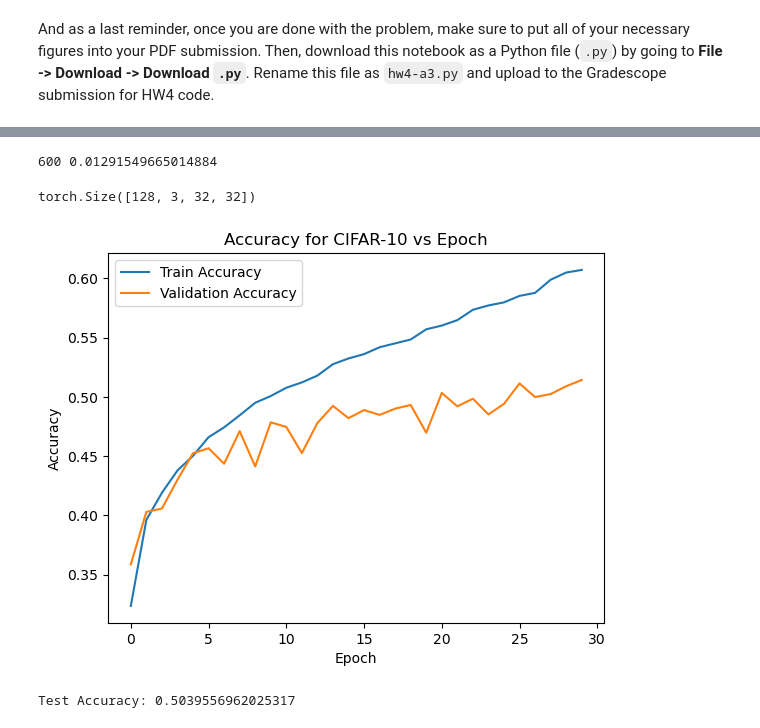
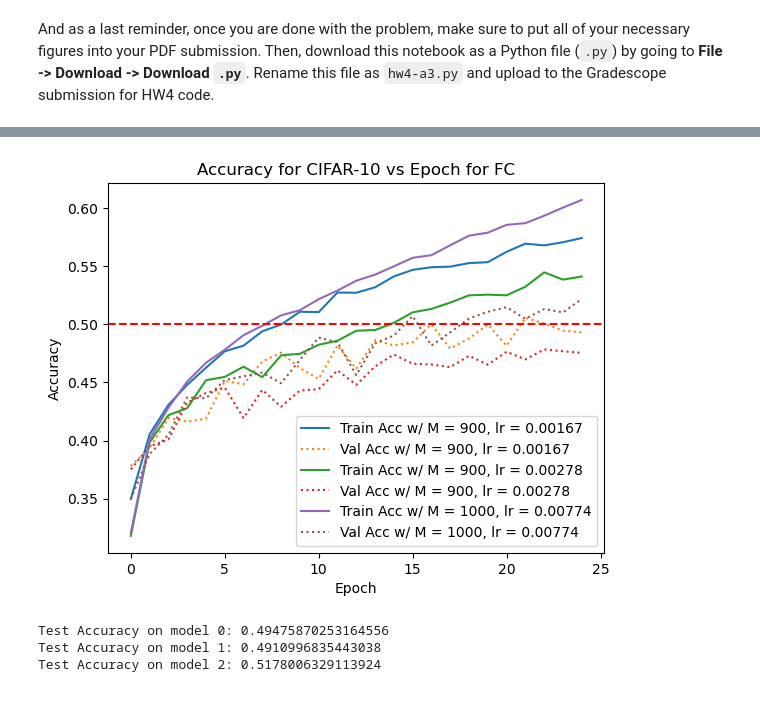
Before and after one commit to rbmuk/Homework, a Jupyter notebook: CSE 446/hw4/hw4-a3-cifar-image-classification.ipynb, the cells around one changed output, grey strips where cells are left out. Saved outputs shown, nothing was run; the diff lists cells and outputs as text; code cells hidden in the pictures.

```diff
--- a/CSE 446/hw4/hw4-a3-cifar-image-classification.ipynb
+++ b/CSE 446/hw4/hw4-a3-cifar-image-classification.ipynb
@@ -457,33 +435,39 @@ trying learning rate 0.021544346900318832, M 400
-# %%
-model = a_model(best_M)
-optimizer = SGD(model.parameters(), best_lr, momentum=0.9)
-print(best_M, best_lr)
-# %% [output]
-600 0.01291549665014884
-# %%
-sample_image, _ = next(iter(train_loader))
-print(sample_image.shape)
-# %% [output]
-torch.Size([128, 3, 32, 32])
+# %%
+models = []
+optimizers = []
+for i in range(3):
+    model = a_model(top3_Ms[i])
+    optimizer = SGD(model.parameters(), top3_lrs[i], momentum=top3_momentums[i])
+    models.append(model)
+    optimizers.append(optimizer)
 # %%
 # We are using 20 epochs for this example. You may have to use more.
-train_loss, train_accuracy, val_loss, val_accuracy = train(
-    model, optimizer, train_loader, val_loader, 30)
+train_accuracy, val_accuracy = [], []
+for model, optimizer in zip(models, optimizers):
+    _, train_acc, _, val_acc = train(
+        model, optimizer, train_loader, val_loader, 25)
+    train_accuracy.append(train_acc)
+    val_accuracy.append(val_acc)
 # %%
-plt.plot(train_accuracy, label="Train Accuracy")
-plt.plot(val_accuracy, label="Validation Accuracy")
+for i in range(3):
+    plt.plot(train_accuracy[i], label=f"Train Acc w/ M = {top3_Ms[i]}, lr = {np.around(top3_lrs[i], 5)}")
+    plt.plot(val_accuracy[i], label=f"Val Acc w/ M = {top3_Ms[i]}, lr = {np.around(top3_lrs[i], 5)}", linestyle=':')
 plt.xlabel("Epoch")
 plt.ylabel("Accuracy")
+plt.axhline(y = 0.5, color='r', linestyle='--')
 plt.legend()
-plt.title("Accuracy for CIFAR-10 vs Epoch")
+plt.title("Accuracy for CIFAR-10 vs Epoch for FC")
 plt.show()
 # %% [output]
-[figure, old version]
+[figure, new version]
 # %%
-test_loss, test_acc = evaluate(model, test_loader)
-print(f"Test Accuracy: {test_acc}")
+for i in range(3):
+    _, test_acc = evaluate(models[i], test_loader)
+    print(f"Test Accuracy on model {i}: {test_acc}")
 # %% [output]
-Test Accuracy: 0.5039556962025317
+Test Accuracy on model 0: 0.49475870253164556
+Test Accuracy on model 1: 0.4910996835443038
+Test Accuracy on model 2: 0.5178006329113924
 # %%
 def model_b(M, N, k):
     model = nn.Sequential(
```
Also changed, not shown: parts of 11 cells of this notebook, 20 other files.
